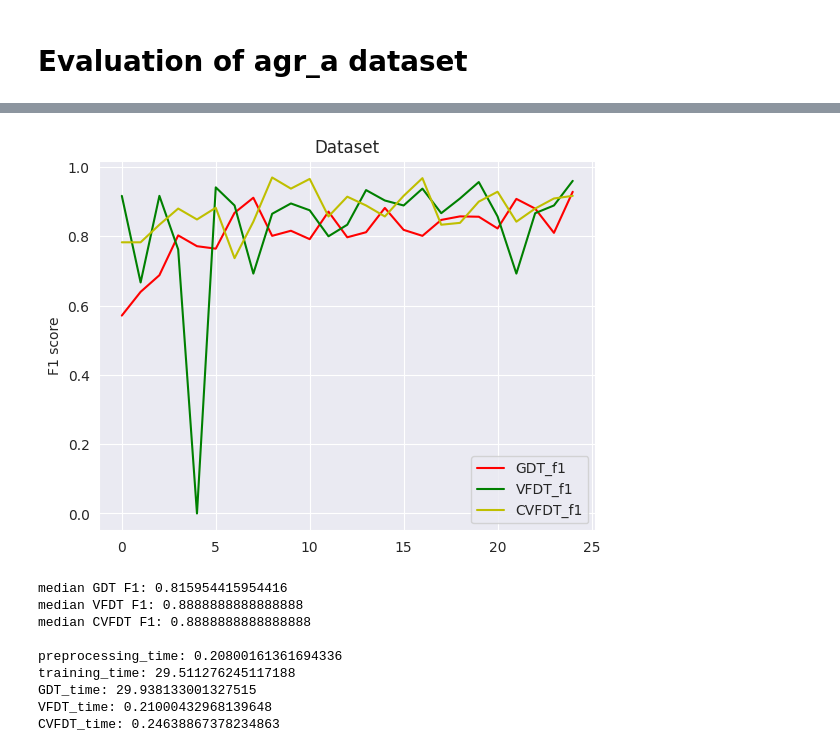
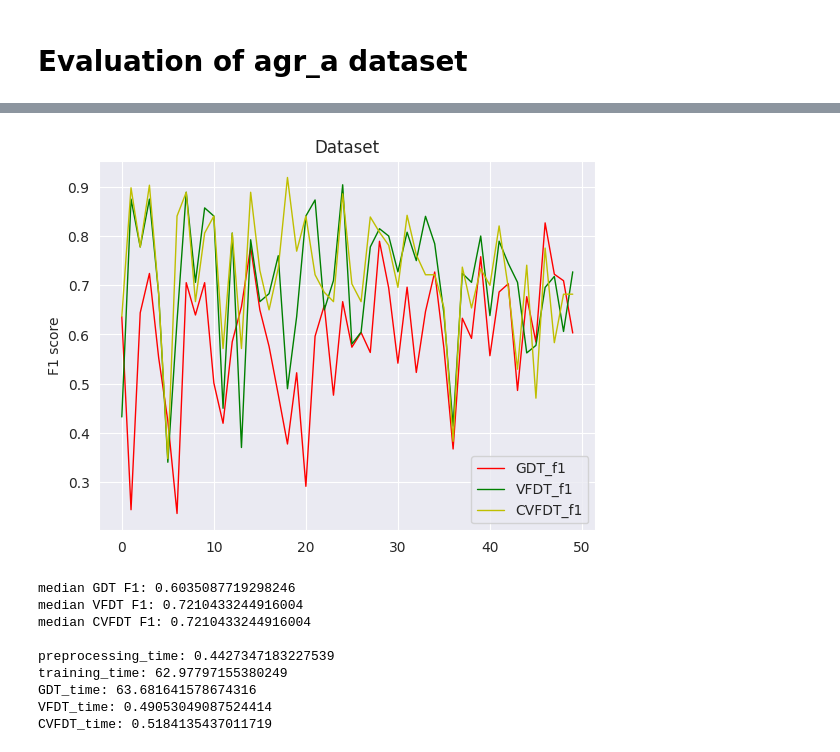
Before and after one commit to Leon209/Thesis, a Jupyter notebook: notebooks/agr_a_Evaluation.ipynb, the cells around one changed output, grey strips where cells are left out. Drawn from its saved outputs; the diff is of its cells as text; code cells hidden in the pictures.

Commit message:
Electricity Dataset v1

```diff
--- a/notebooks/agr_a_Evaluation.ipynb
+++ b/notebooks/agr_a_Evaluation.ipynb
@@ -65,7 +65,8 @@ config = {
         'eval_metric_class': ['f1', 'roc_auc'], #f1 accuracy
         'eval_metric_reg': 'r2', #r2 mae
 
-        'max_total_samples': 1000000,
+        'max_total_samples': 10000,
+        'chunk_size': 200,#default 200
     },
 
     'benchmarks': {
@@ -192,16 +193,15 @@ import time
 VFDT_classifier = HoeffdingTreeClassifier()
 CVFDT_classifier = HoeffdingAdaptiveTreeClassifier()
 
-config_training, metrics = prepare_training_for_streams(identifier = 'BIN:agr_a', config = config)
+config_training, metrics = prepare_training_for_streams(identifier = 'BIN:Electricity', config = config)
 #load Dataset
-X_data, y_data, nominal_features, ordinal_features = load_dataset_for_streams(identifier = 'BIN:agr_a',
+X_data, y_data, nominal_features, ordinal_features = load_dataset_for_streams(identifier = 'BIN:Electricity',
                                                                               max_total_samples = config['computation']['max_total_samples'])
 
 
-X_data_stream = split_df_chunks(X_data, 200)
-y_data_stream = split_df_chunks(y_data, 200)
-#X_data_stream = np.array_split(X_data, 40)
-#y_data_stream = np.array_split(y_data, 40)
+X_data_stream = split_df_chunks(X_data, config['computation']['chunk_size'])
+y_data_stream = split_df_chunks(y_data, config['computation']['chunk_size'])
+
 
 model_dict = {}
 scores_dict = {}
@@ -217,8 +217,8 @@ benchmark_dict_GDT = {'y_pred':[],
 
 verbosity = 1
 
-model_dict['GDT'] = GDT(number_of_variables = 5,#dataset_dict['number_of_variables'],
-            number_of_classes = 2,#dataset_dict['number_of_classes'],
+model_dict['GDT'] = GDT(number_of_variables = len(X_data.columns),#dataset_dict['number_of_variables'],
+            number_of_classes = len(np.unique(y_data)),#dataset_dict['number_of_classes'],
 
             objective = config_training['gdt']['objective'],
 
@@ -366,39 +366,39 @@ VFDT_f1
 # %%
 #Plot results
 X = np.arange(0, len(scores_GDT_f1), 1)
 
 # Assign variables to the y axis part of the curve
 
 # Plotting both the curves simultaneously
-plt.plot(X, scores_GDT_f1, color='r', label='GDT_f1')
-plt.plot(X, scores_VFDT_f1, color='g', label='VFDT_f1')
-plt.plot(X, scores_CVFDT_f1, color='y', label='CVFDT_f1')
+plt.plot(X, scores_GDT_f1, color='r', label='GDT_f1', linewidth=1)
+plt.plot(X, scores_VFDT_f1, color='g', label='VFDT_f1', linewidth=1)
+plt.plot(X, scores_CVFDT_f1, color='y', label='CVFDT_f1', linewidth=1)
 
 # Naming the x-axis, y-axis and the whole graph
 plt.xlabel("")
 plt.ylabel("F1 score")
 plt.title("Dataset")
 plt.legend()
 plt.show()
 
 print("median GDT F1: " + str(np.median(scores_GDT_f1)))
 print("median VFDT F1: " + str(np.median(scores_VFDT_f1)))
 print("median CVFDT F1: " + str(np.median(scores_VFDT_f1)))
 
 print("")
 print("preprocessing_time: " + str(preprocessing_time))
 print("training_time: "+ str(training_time))
 print("GDT_time: " + str(GDT_time))
 print("VFDT_time: " + str(VFDT_time))
 print("CVFDT_time: " + str(CVFDT_time))
 # %% [output]
-[figure, old version]
+[figure, new version]
-median GDT F1: 0.815954415954416
-median VFDT F1: 0.8888888888888888
-median CVFDT F1: 0.8888888888888888
+median GDT F1: 0.6035087719298246
+median VFDT F1: 0.7210433244916004
+median CVFDT F1: 0.7210433244916004
 
-preprocessing_time: 0.20800161361694336
-training_time: 29.511276245117188
-GDT_time: 29.938133001327515
-VFDT_time: 0.21000432968139648
-CVFDT_time: 0.24638867378234863
+preprocessing_time: 0.4427347183227539
+training_time: 62.97797155380249
+GDT_time: 63.681641578674316
+VFDT_time: 0.49053049087524414
+CVFDT_time: 0.5184135437011719
```
Also changed, not shown: parts of 2 cells of this notebook, 1 other file.
